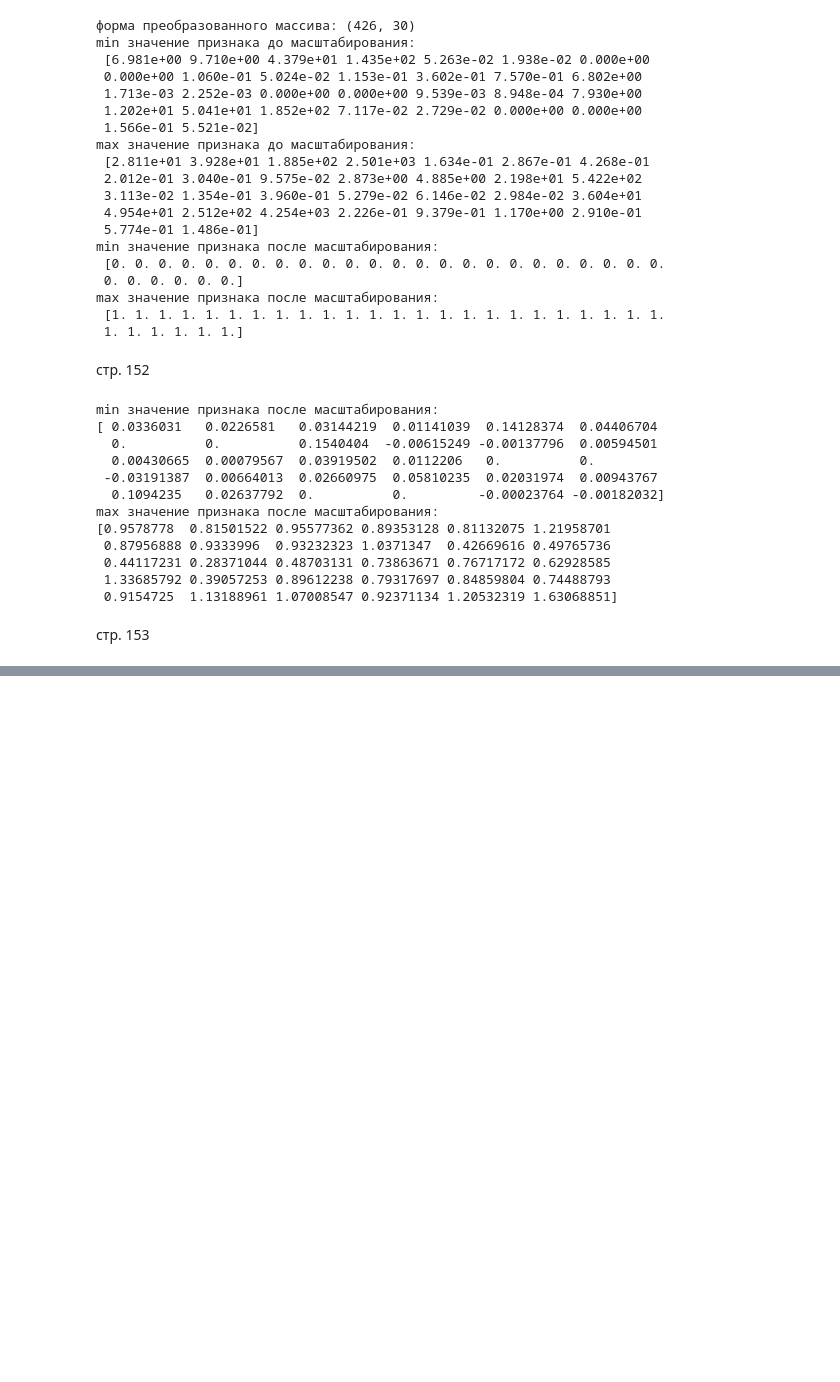
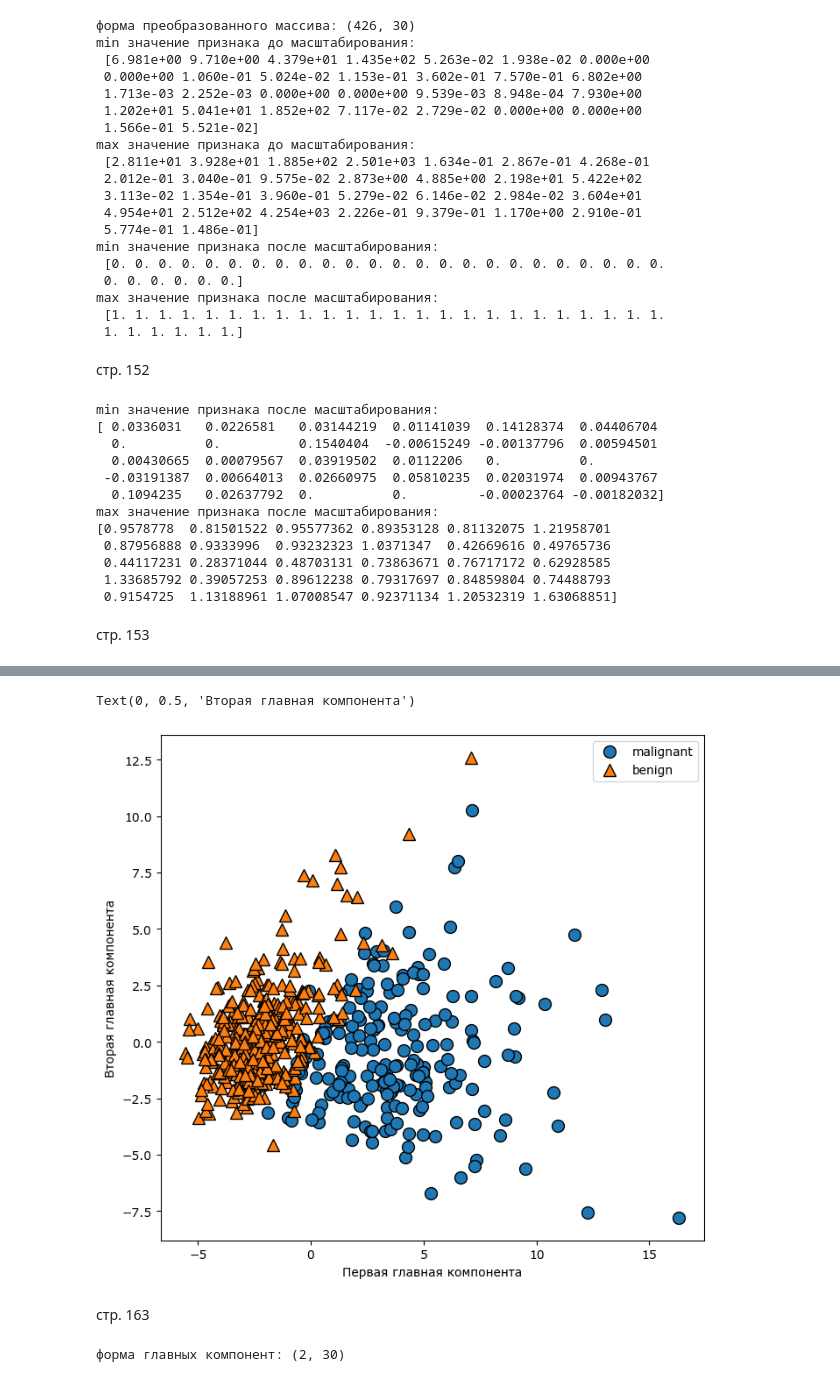
Before and after one commit to grigvlwork/ml_muller, a Jupyter notebook: chapter3.ipynb, the cells around one changed output, grey strips where cells are left out. Saved outputs shown, nothing was run; the diff lists cells and outputs as text; code cells hidden in the pictures; blank space fills up the shorter version.

```diff
--- a/chapter3.ipynb
+++ b/chapter3.ipynb
@@ -133,0 +201,6 @@ for ax in axes:
+# %%
+from sklearn.datasets import load_breast_cancer
+cancer = load_breast_cancer()
+scaler = StandardScaler()
+scaler.fit(cancer.data)
+X_scaled = scaler.transform(cancer.data)
@@ -133,0 +222,17 @@ for ax in axes:
+# %%
+# строим график первых двух главных компонент, классы выделены цветом
+plt.figure(figsize=(8, 8))
+mglearn.discrete_scatter(X_pca[:, 0], X_pca[:, 1], cancer.target)
+plt.legend(cancer.target_names, loc="best")
+plt.gca().set_aspect("equal")
+plt.xlabel("Первая главная компонента")
+plt.ylabel("Вторая главная компонента")
+# %% [output]
+Text(0, 0.5, 'Вторая главная компонента')
+[figure, added]
+# %% [markdown]
+стр. 163
+# %%
+print("форма главных компонент: {}".format(pca.components_.shape))
+# %% [output]
+форма главных компонент: (2, 30)
```
Also changed, not shown: parts of 18 cells of this notebook.
